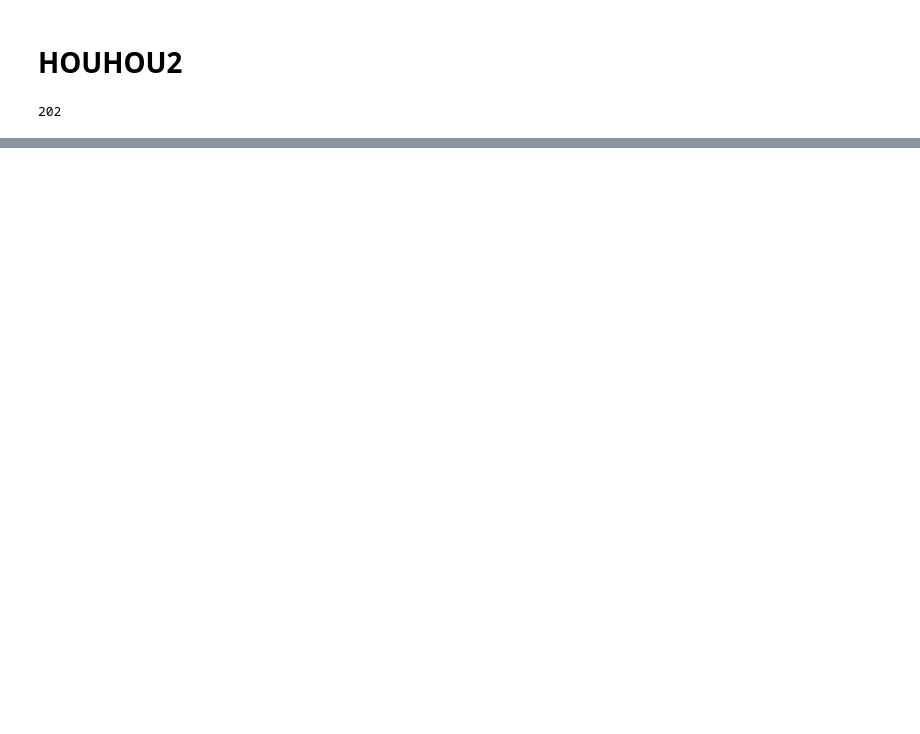
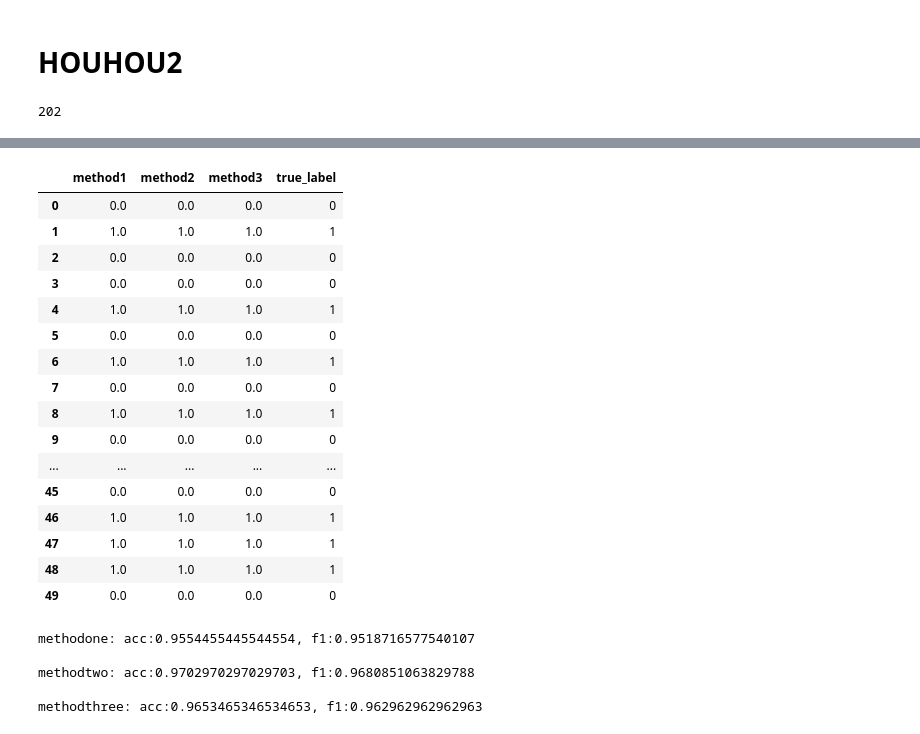
Before and after one commit to zuco3/liBERTy, a Jupyter notebook: ensemble/ens_augens-slide2.ipynb, the cells around one changed output, grey strips where cells are left out. Drawn from its saved outputs; the diff is of its cells as text; code cells hidden in the pictures; blank space fills up the shorter version.

Commit message:
fixed misspelling and add softmax score ens

```diff
--- a/ensemble/ens_augens-slide2.ipynb
+++ b/ensemble/ens_augens-slide2.ipynb
@@ -732,0 +738,17 @@ accuracy_df.head(50)
+# %%
+def softmax(x):
+    u = np.sum(np.exp(x))
+    return np.exp(x)/u
+# %%
+methodthree = []
+for i in range(len(test_loss_)):
+    article = [0,0]
+    for j in range(len(test_loss_[i])):
+        block = test_loss_[i][j].numpy()
+        sm = [softmax(np.array(block[0]))]
+        article = [x+y for (x,y) in zip(article, sm)]
+    articlesum = np.argmax(np.array(article))
+    if articlesum <= 0.5:
+        methodthree.append(0)
+    else:
+        methodthree.append(1)
@@ -733,3 +761,28 @@ accuracy_df.head(50)
+# %%
+one_df = pd.DataFrame(methodone, columns=['method1'])
+two_df = pd.DataFrame(methodtwo, columns=['method2'])
+three_df = pd.DataFrame(methodthree, columns=['method3'])
+label_df = pd.DataFrame(wv_labels, columns=['true_label'])
+accuracy_df = pd.concat([one_df, two_df, three_df, label_df], axis=1)
+accuracy_df.head(50)
+# %% [output]
+|  | method1 | method2 | method3 | true_label |
+| 0 | 0.0 | 0.0 | 0.0 | 0 |
+| 1 | 1.0 | 1.0 | 1.0 | 1 |
+| 2 | 0.0 | 0.0 | 0.0 | 0 |
+| 3 | 0.0 | 0.0 | 0.0 | 0 |
+| 4 | 1.0 | 1.0 | 1.0 | 1 |
+| 5 | 0.0 | 0.0 | 0.0 | 0 |
+| 6 | 1.0 | 1.0 | 1.0 | 1 |
+| 7 | 0.0 | 0.0 | 0.0 | 0 |
+| 8 | 1.0 | 1.0 | 1.0 | 1 |
+| 9 | 0.0 | 0.0 | 0.0 | 0 |
+| ... | ... | ... | ... | ... |
+| 45 | 0.0 | 0.0 | 0.0 | 0 |
+| 46 | 1.0 | 1.0 | 1.0 | 1 |
+| 47 | 1.0 | 1.0 | 1.0 | 1 |
+| 48 | 1.0 | 1.0 | 1.0 | 1 |
+| 49 | 0.0 | 0.0 | 0.0 | 0 |
 # %%
 from sklearn.metrics import f1_score
 def accuracy(pdf):
@@ -747 +802,11 @@ f.write('methodtwo: acc:'+str(accuracy(twopreds))+', f1:'+str(fscore(twopreds))+
 f.close()
+# %%
+print('methodone: acc:'+str(accuracy(onepreds))+', f1:'+str(fscore(onepreds))+'\n')
+print('methodtwo: acc:'+str(accuracy(twopreds))+', f1:'+str(fscore(twopreds))+'\n')
+print('methodthree: acc:'+str(accuracy(threepreds))+', f1:'+str(fscore(threepreds))+'\n')
+# %% [output]
+methodone: acc:0.9554455445544554, f1:0.9518716577540107
+
+methodtwo: acc:0.9702970297029703, f1:0.9680851063829788
+
+methodthree: acc:0.9653465346534653, f1:0.962962962962963
```
Also changed, not shown: parts of 9 cells of this notebook, 4 other files.
